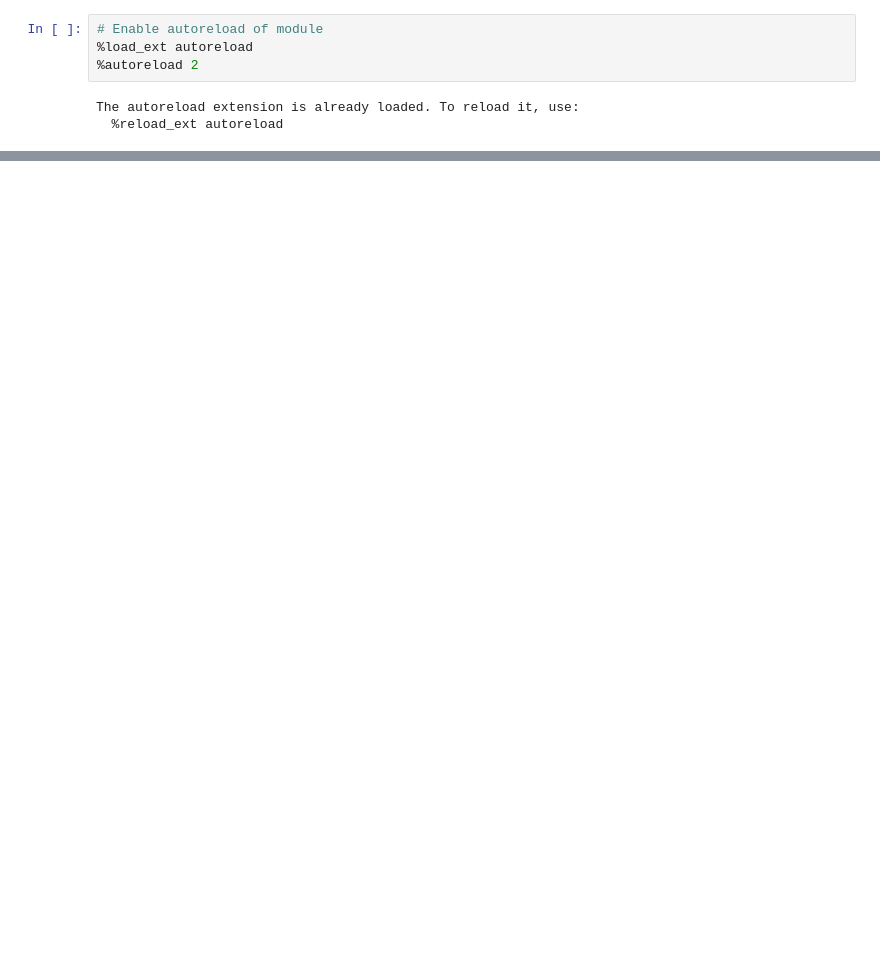
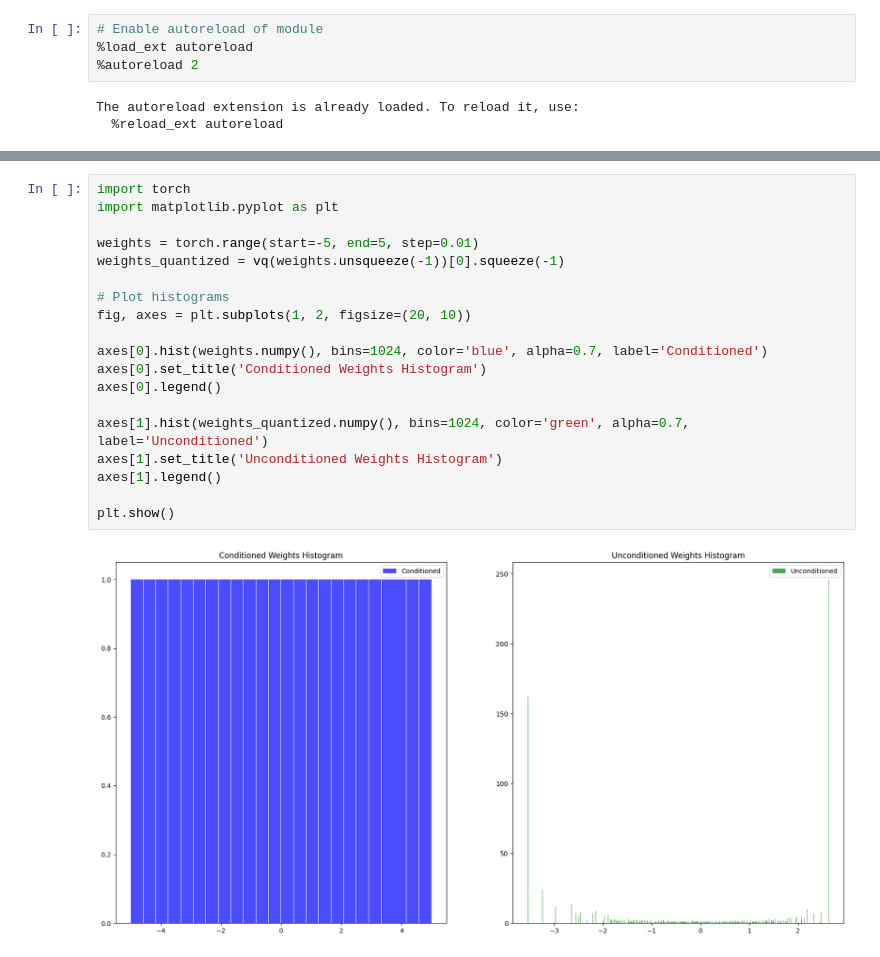
Before and after one commit to nef-gpt/adl4cv, a Jupyter notebook: visualize_model.ipynb, the cells around one changed output, grey strips where cells are left out. Drawn from its saved outputs; the diff is of its cells as text; blank space fills up the shorter version.

```diff
--- a/visualize_model.ipynb
+++ b/visualize_model.ipynb
@@ -77,0 +274,21 @@ plt.show()
+# %%
+import torch
+import matplotlib.pyplot as plt
+
+weights = torch.range(start=-5, end=5, step=0.01)
+weights_quantized = vq(weights.unsqueeze(-1))[0].squeeze(-1)
+
+# Plot histograms
+fig, axes = plt.subplots(1, 2, figsize=(20, 10))
+
+axes[0].hist(weights.numpy(), bins=1024, color='blue', alpha=0.7, label='Conditioned')
+axes[0].set_title('Conditioned Weights Histogram')
+axes[0].legend()
+
+axes[1].hist(weights_quantized.numpy(), bins=1024, color='green', alpha=0.7, label='Unconditioned')
+axes[1].set_title('Unconditioned Weights Histogram')
+axes[1].legend()
+
+plt.show()
+# %% [output]
+[figure, added]
```
Also changed, not shown: parts of 7 cells of this notebook, 5 other files.
